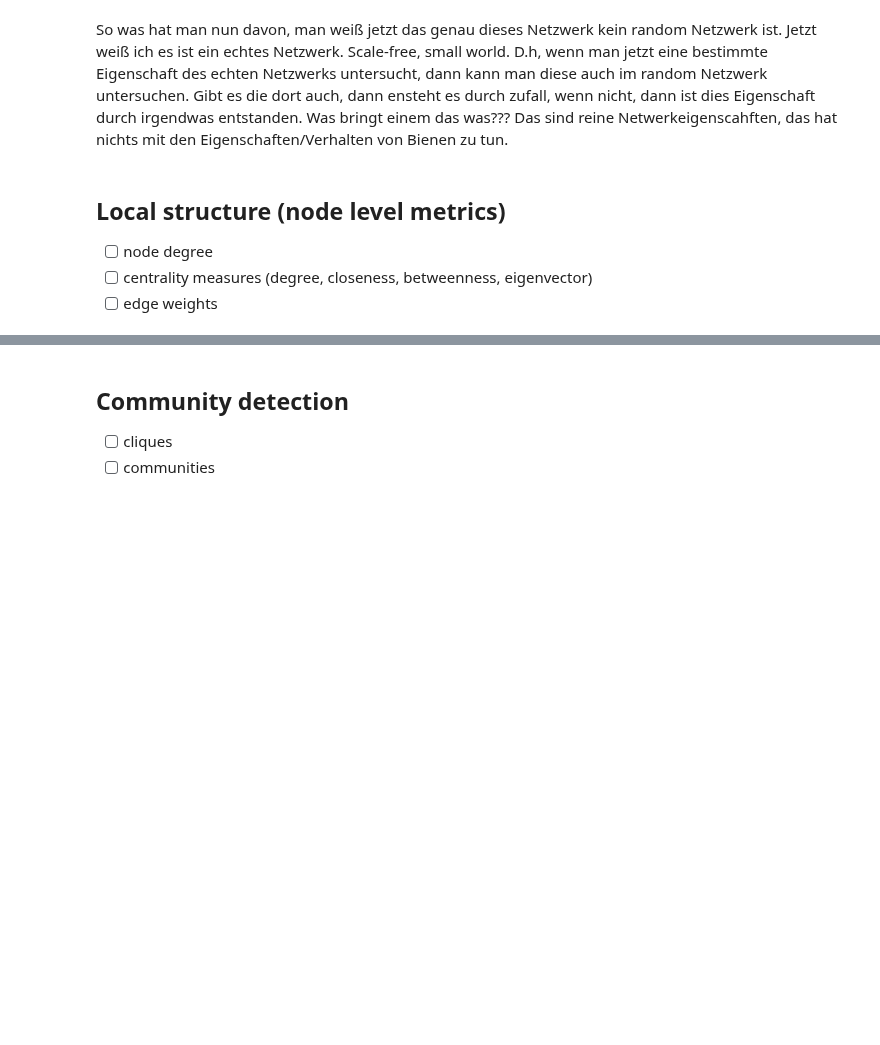
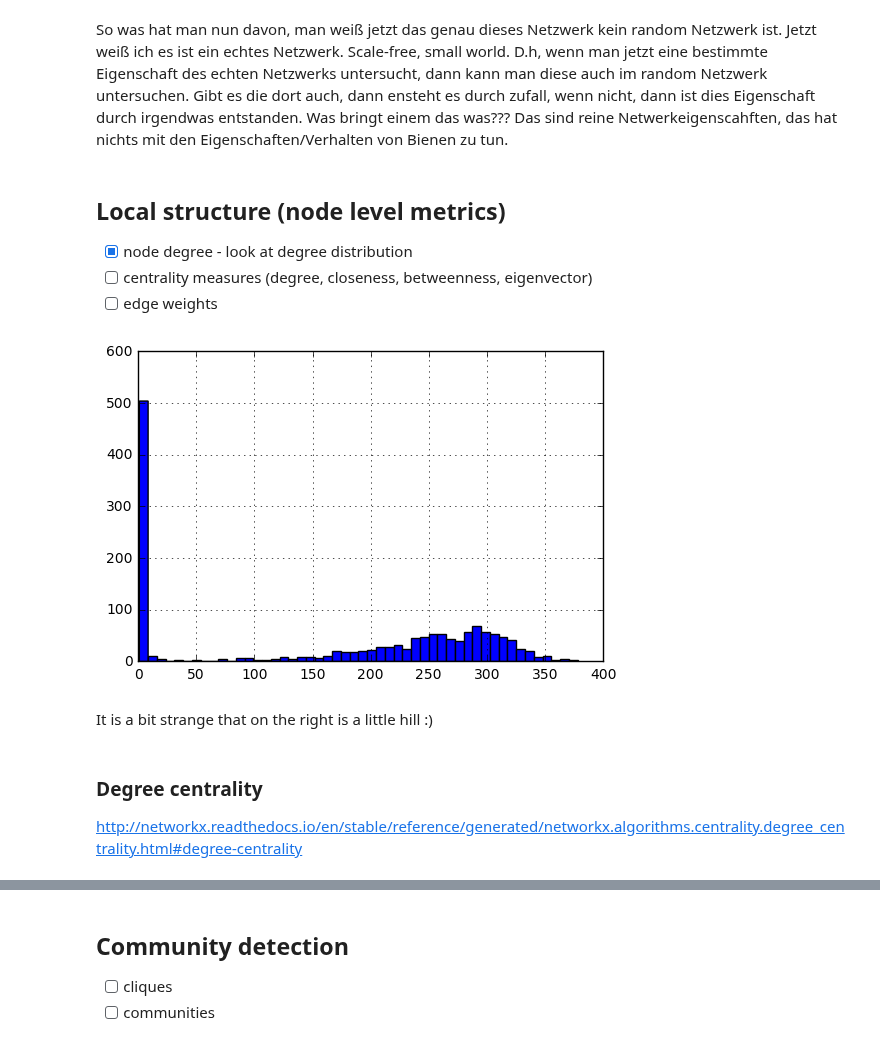
Before and after one commit to aschle/bees-sna, a Jupyter notebook: bib/Network_properties_just_because.ipynb, the cells around one changed output, grey strips where cells are left out. Saved outputs shown, nothing was run; the diff lists cells and outputs as text; code cells hidden in the pictures; blank space fills up the shorter version.

```diff
--- a/bib/Network_properties_just_because.ipynb
+++ b/bib/Network_properties_just_because.ipynb
@@ -259,6 +260,15 @@ nx.average_clustering(G0)
 So was hat man nun davon, man weiß jetzt das genau dieses Netzwerk kein random Netzwerk ist. Jetzt weiß ich es ist ein echtes Netzwerk. Scale-free, small world. D.h, wenn man jetzt eine bestimmte Eigenschaft des echten Netzwerks untersucht, dann kann man diese auch im random Netzwerk untersuchen. Gibt es die dort auch, dann ensteht es durch zufall, wenn nicht, dann ist dies Eigenschaft durch irgendwas entstanden. Was bringt einem das was??? Das sind reine Netwerkeigenscahften, das hat nichts mit den Eigenschaften/Verhalten von Bienen zu tun.
 # %% [markdown]
 ## Local structure (node level metrics)
-- [ ] node degree
+- [X] node degree - look at degree distribution
 - [ ] centrality measures (degree, closeness, betweenness, eigenvector)
 - [ ] edge weights
+# %%
+ax = degree_distribution.hist(bins=50)
+# %% [output]
+[figure, added]
+# %% [markdown]
+It is a bit strange that on the right is a little hill :)
+# %% [markdown]
+### Degree centrality
+http://networkx.readthedocs.io/en/stable/reference/generated/networkx.algorithms.centrality.degree_centrality.html#degree-centrality
```
Also changed, not shown: parts of 26 cells of this notebook, 2 other files.
